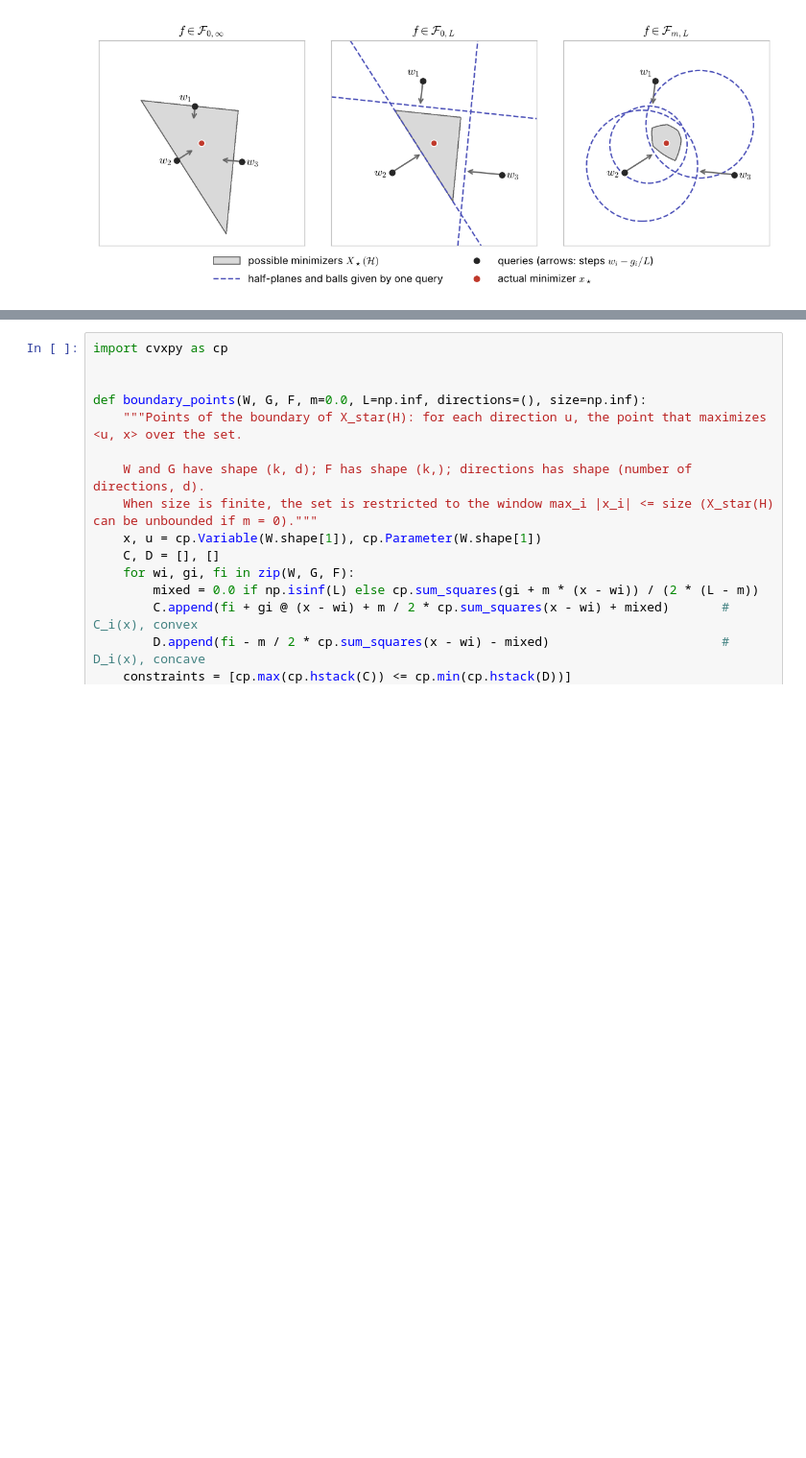
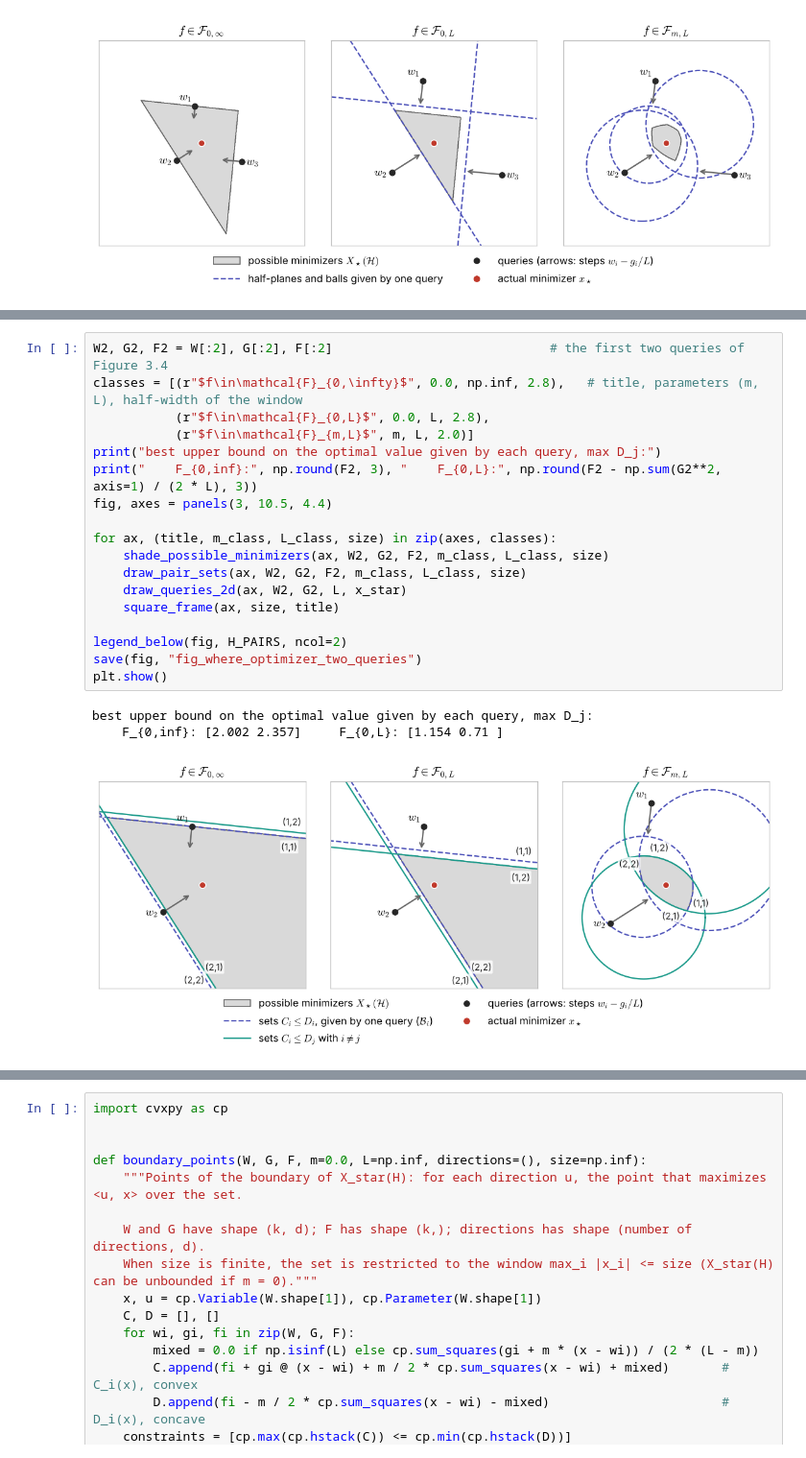
Before and after one commit to AccelerationMethods/Acta-Acceleration, a Jupyter notebook: Section3_figures.ipynb, the cells around one changed output, grey strips where cells are left out. Shown at 96% size. Saved outputs shown, nothing was run; the diff lists cells and outputs as text; blank space fills up the shorter version.

```diff
--- a/Section3_figures.ipynb
+++ b/Section3_figures.ipynb
@@ -414 +578,23 @@ plt.show()
+# %%
+W2, G2, F2 = W[:2], G[:2], F[:2]                             # the first two queries of Figure 3.4
+classes = [(r"$f\in\mathcal{F}_{0,\infty}$", 0.0, np.inf, 2.8),   # title, parameters (m, L), half-width of the window
+           (r"$f\in\mathcal{F}_{0,L}$", 0.0, L, 2.8),
+           (r"$f\in\mathcal{F}_{m,L}$", m, L, 2.0)]
+print("best upper bound on the optimal value given by each query, max D_j:")
+print("    F_{0,inf}:", np.round(F2, 3), "    F_{0,L}:", np.round(F2 - np.sum(G2**2, axis=1) / (2 * L), 3))
+fig, axes = panels(3, 10.5, 4.4)
+
+for ax, (title, m_class, L_class, size) in zip(axes, classes):
+    shade_possible_minimizers(ax, W2, G2, F2, m_class, L_class, size)
+    draw_pair_sets(ax, W2, G2, F2, m_class, L_class, size)
+    draw_queries_2d(ax, W2, G2, L, x_star)
+    square_frame(ax, size, title)
+
+legend_below(fig, H_PAIRS, ncol=2)
+save(fig, "fig_where_optimizer_two_queries")
+plt.show()
+# %% [output]
+best upper bound on the optimal value given by each query, max D_j:
+    F_{0,inf}: [2.002 2.357]     F_{0,L}: [1.154 0.71 ]
+[figure, added]
 # %% [markdown]
```
Also changed, not shown: parts of 8 cells of this notebook.
